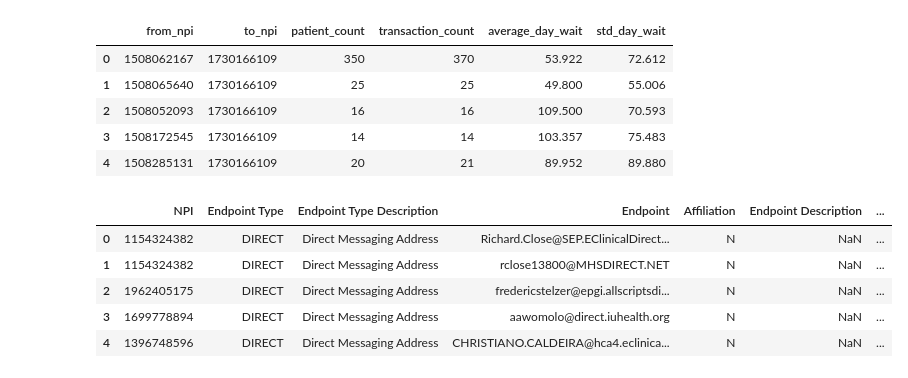
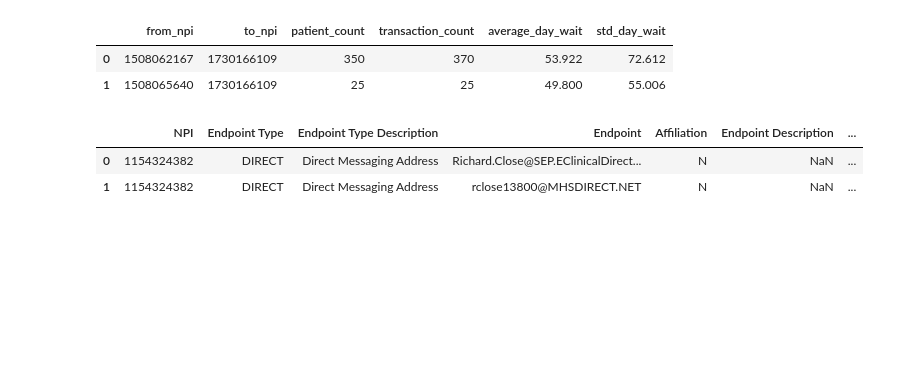
Before and after one commit to nss-data-science-cohort-5/hop_team-lincoln-lagers, a Jupyter notebook: hop.ipynb, the cells around one changed output. Drawn from its saved outputs; the diff is of its cells as text; code cells hidden in the pictures; blank space fills up the shorter version.

```diff
--- a/hop.ipynb
+++ b/hop.ipynb
@@ -3,25 +1,25 @@ import pandas as pd
+# %%
+import pandas as pd
+import sqlite3
+from tqdm.notebook import tqdm
+pd.set_option('display.max_rows', 500)
+pd.set_option('display.max_columns', 500)
 # %%
 DocGraph = pd.read_csv('./data/DocGraph/DocGraph_Hop_Teaming_2018.csv', nrows = 100)
 # %%
-DocGraph.head()
+DocGraph.head(2)
 # %% [output]
 |  | from_npi | to_npi | patient_count | transaction_count | average_day_wait | std_day_wait |
 | 0 | 1508062167 | 1730166109 | 350 | 370 | 53.922 | 72.612 |
 | 1 | 1508065640 | 1730166109 | 25 | 25 | 49.800 | 55.006 |
-| 2 | 1508052093 | 1730166109 | 16 | 16 | 109.500 | 70.593 |
-| 3 | 1508172545 | 1730166109 | 14 | 14 | 103.357 | 75.483 |
-| 4 | 1508285131 | 1730166109 | 20 | 21 | 89.952 | 89.880 |
 # %%
 endpoint = pd.read_csv('./data/NPPES/endpoint_pfile_20050523-20220213.csv', nrows = 100)
 # %%
-endpoint.head()
+endpoint.head(2)
 # %% [output]
 |  | NPI | Endpoint Type | Endpoint Type Description | Endpoint | Affiliation | Endpoint Description | ... |
 | 0 | 1154324382 | DIRECT | Direct Messaging Address | Richard.Close@SEP.EClinicalDirect... | N | NaN | ... |
 | 1 | 1154324382 | DIRECT | Direct Messaging Address | rclose13800@MHSDIRECT.NET | N | NaN | ... |
-| 2 | 1962405175 | DIRECT | Direct Messaging Address | fredericstelzer@epgi.allscriptsdi... | N | NaN | ... |
-| 3 | 1699778894 | DIRECT | Direct Messaging Address | aawomolo@direct.iuhealth.org | N | NaN | ... |
-| 4 | 1396748596 | DIRECT | Direct Messaging Address | CHRISTIANO.CALDEIRA@hca4.eclinica... | N | NaN | ... |
 # %%
 provider = pd.read_csv('./data/NPPES/npidata_pfile_20050523-20220213.csv', nrows = 100)
 # %%
```
Also changed, not shown: parts of 6 cells of this notebook.
